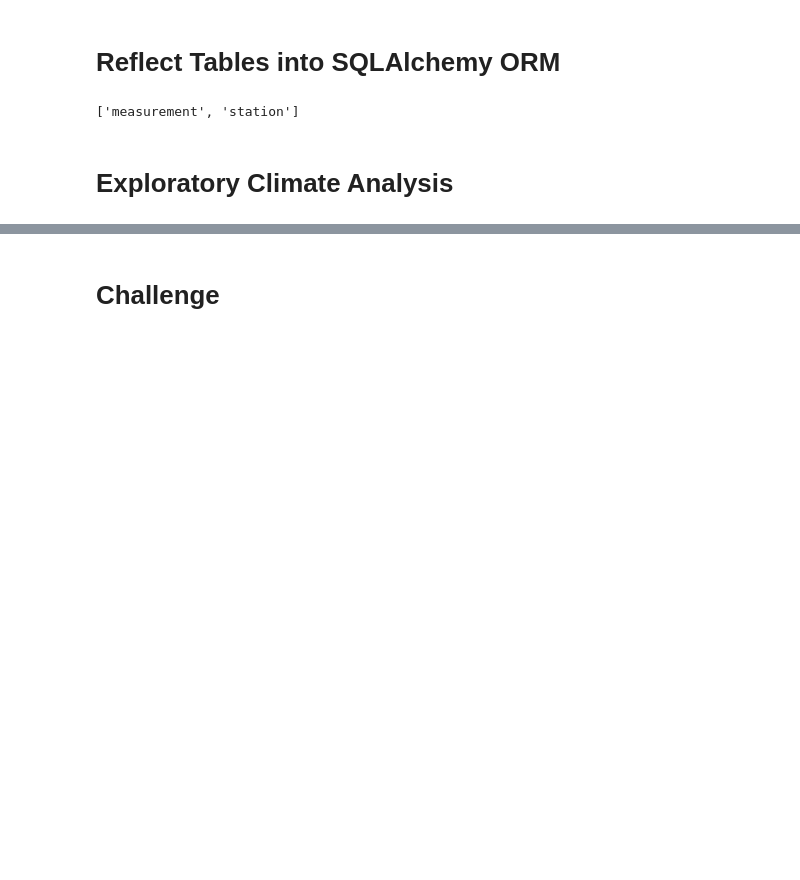
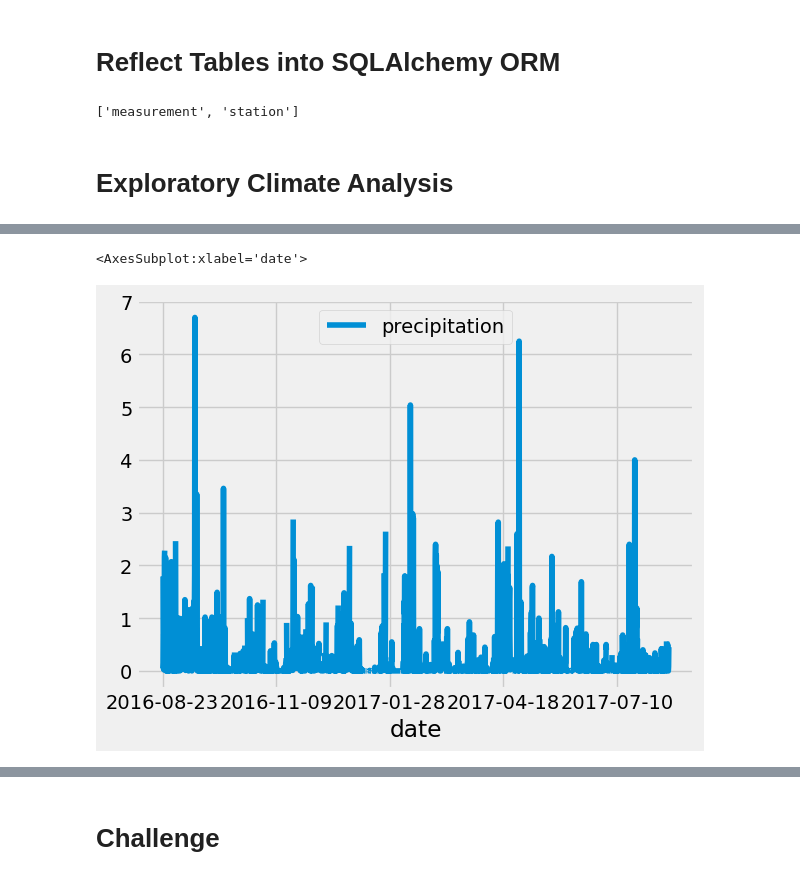
Before and after one commit to priyan2115/surfs_up, a Jupyter notebook: climate_analysis.ipynb, the cells around one changed output, grey strips where cells are left out. Drawn from its saved outputs; the diff is of its cells as text; code cells hidden in the pictures; blank space fills up the shorter version.

```diff
--- a/climate_analysis.ipynb
+++ b/climate_analysis.ipynb
@@ -41,12 +41,9 @@ session=Session(engine)
 # Design a query to retrieve the last 12 months of precipitation data and plot the results.
 #Starting from the last data point in the database.
 
+
 # Calculate the date one year from the last date in data set.
-
+prev_year=dt.date(2017,8,23)-dt.timedelta(days=365)
 # Perform a query to retrieve the data and precipitation scores
-
-# Save the query results as a Pandas DataFrame and set the index to the date column
-
-# Sort the dataframe by date
-
-# Use Pandas Plotting with Matplotlib to plot the data
+results=session.query(Measurment.date,Measurment.prcp).filter(Measurment.date>=prev_year).all()
+print(results)
@@ -52,0 +67,5 @@ session=Session(engine)
+# %%
+# Save the query results as a Pandas DataFrame and set the index to the date column
+prev_year_data_df=pd.DataFrame(results, columns=['date','precipitation'])
+prev_year_data_df.set_index(prev_year_data_df['date'],inplace=True)
+print(prev_year_data_df.to_string(index=False))
@@ -52,0 +90,4 @@ session=Session(engine)
+# %%
+# Sort the dataframe by date
+prev_year_data_df=prev_year_data_df.sort_index()
+print(prev_year_data_df.to_string(index=False))
@@ -53,2 +112,8 @@ session=Session(engine)
+# %%
+# Use Pandas Plotting with Matplotlib to plot the data
+prev_year_data_df.plot()
+# %% [output]
+<AxesSubplot:xlabel='date'>
+[figure, added]
 # %%
 # Use Pandas to calcualte the summary statistics for the precipitation data
```
Also changed, not shown: parts of 4 cells of this notebook.
